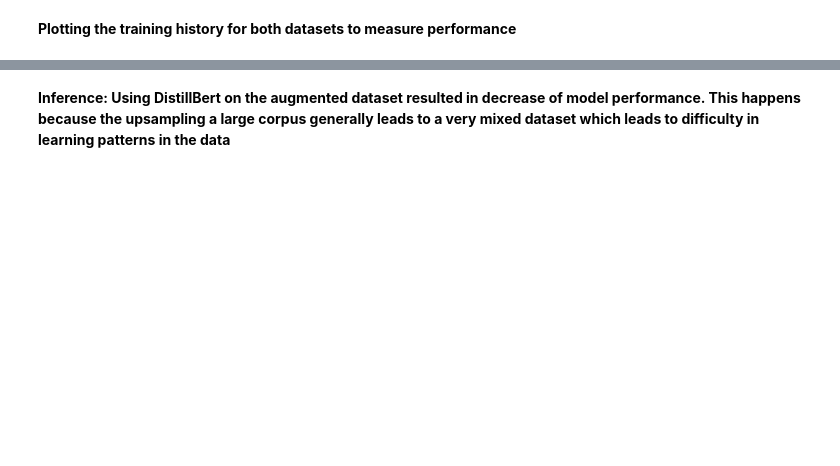
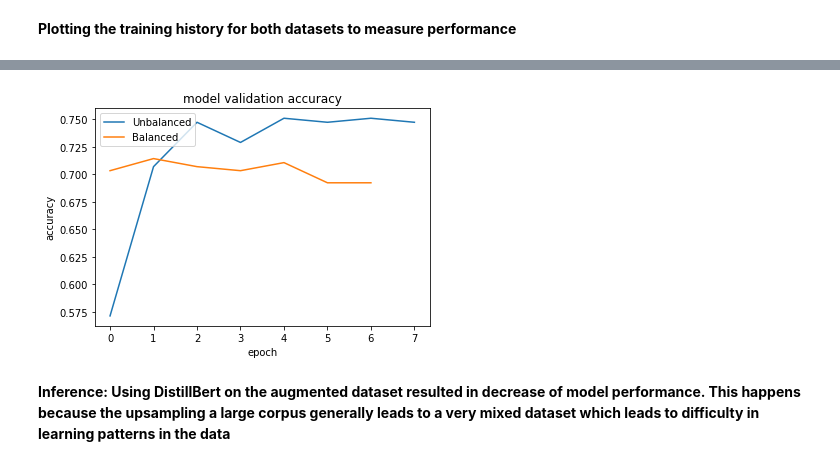
Before and after one commit to PadmajaVB/Sexist-Statement-Detection, a Jupyter notebook: DistillBERT.ipynb, the cells around one changed output, grey strips where cells are left out. Cells and saved outputs as stored; diff of their text form; code cells hidden in the pictures; blank space fills up the shorter version.

```diff
--- a/DistillBERT.ipynb
+++ b/DistillBERT.ipynb
@@ -374,2 +404,12 @@ plt.show()
+# %%
+plt.plot(train_history1.history['val_accuracy'])
+plt.plot(train_history2.history['val_accuracy'])
+plt.title('model validation accuracy')
+plt.ylabel('accuracy')
+plt.xlabel('epoch')
+plt.legend(['Unbalanced', 'Balanced'], loc='upper left')
+plt.show()
+# %% [output]
+[figure, added]
 # %% [markdown]
 **Inference: Using DistillBert on the augmented dataset resulted in decrease of model performance. This happens because the upsampling a large corpus generally leads to a very mixed dataset which leads to difficulty in learning patterns in the data**
```
Also changed, not shown: parts of 13 cells of this notebook.
